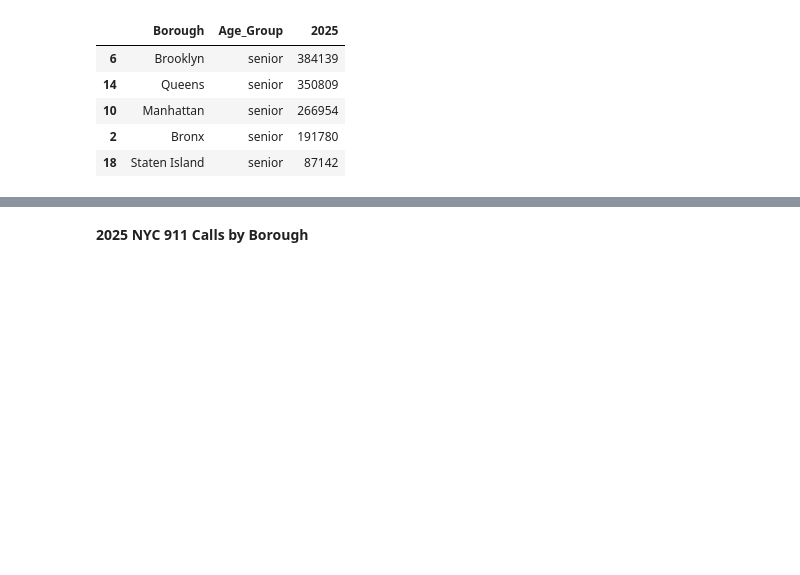
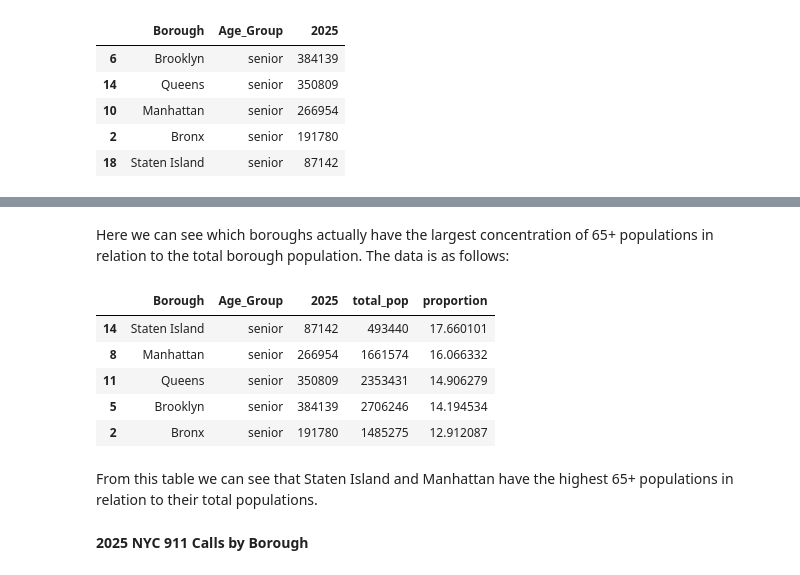
Before and after one commit to sophiacain11-jpg/sophiacain11-jpg.github.io, a Jupyter notebook: Project3.ipynb, the cells around one changed output, grey strips where cells are left out. Saved outputs shown, nothing was run; the diff lists cells and outputs as text; code cells hidden in the pictures; blank space fills up the shorter version.

Commit message:
added proportions

```diff
--- a/Project3.ipynb
+++ b/Project3.ipynb
@@ -297,3 +273,21 @@ Data columns (total 3 columns):
  2   2025       20 non-null     int64
 dtypes: int64(1), object(2)
 memory usage: 612.0+ bytes
+# %%
+# Now I need to convert the population counts into proportions of the total population.
+
+# Here I am seperating out the total popualtion count from the age ranges and pivoting them to a new column by borough.
+pop_total = NYC_pop_age_2025_grouped[
+    NYC_pop_age_2025_grouped["Age_Group"] == "population total"
+][["Borough", "2025"]].rename(columns={"2025": "total_pop"})
+ages = NYC_pop_age_2025_grouped[
+    NYC_pop_age_2025_grouped["Age_Group"] != "population total"
+]
+
+# I am merging the totals back to age-group rows
+merged = ages.merge(pop_total, on="Borough", how="left")
+
+# I am making a column for the proportions by dividing populations by the total and multiplying by 100.
+merged["proportion"] = (merged["2025"] / merged["total_pop"]) * 100
+
+print(merged)
@@ -360,3 +408,20 @@ NYC_senior
+# %% [markdown]
+Here we can see which boroughs actually have the largest concentration of 65+ populations in relation to the total borough population. The data is as follows:
+# %%
+NYC_senior_pro = merged[merged["Age_Group"] == "senior"]
+
+NYC_senior_pro = NYC_senior_pro.sort_values(by="proportion", ascending=False)
+
+NYC_senior_pro
+# %% [output]
+|  | Borough | Age_Group | 2025 | total_pop | proportion |
+| 14 | Staten Island | senior | 87142 | 493440 | 17.660101 |
+| 8 | Manhattan | senior | 266954 | 1661574 | 16.066332 |
+| 11 | Queens | senior | 350809 | 2353431 | 14.906279 |
+| 5 | Brooklyn | senior | 384139 | 2706246 | 14.194534 |
+| 2 | Bronx | senior | 191780 | 1485275 | 12.912087 |
+# %% [markdown]
+From this table we can see that Staten Island and Manhattan have the highest 65+ populations in relation to their total populations.
 # %% [markdown]
 **2025 NYC 911 Calls by Borough**
 # %%
```
Also changed, not shown: parts of 12 cells of this notebook.
